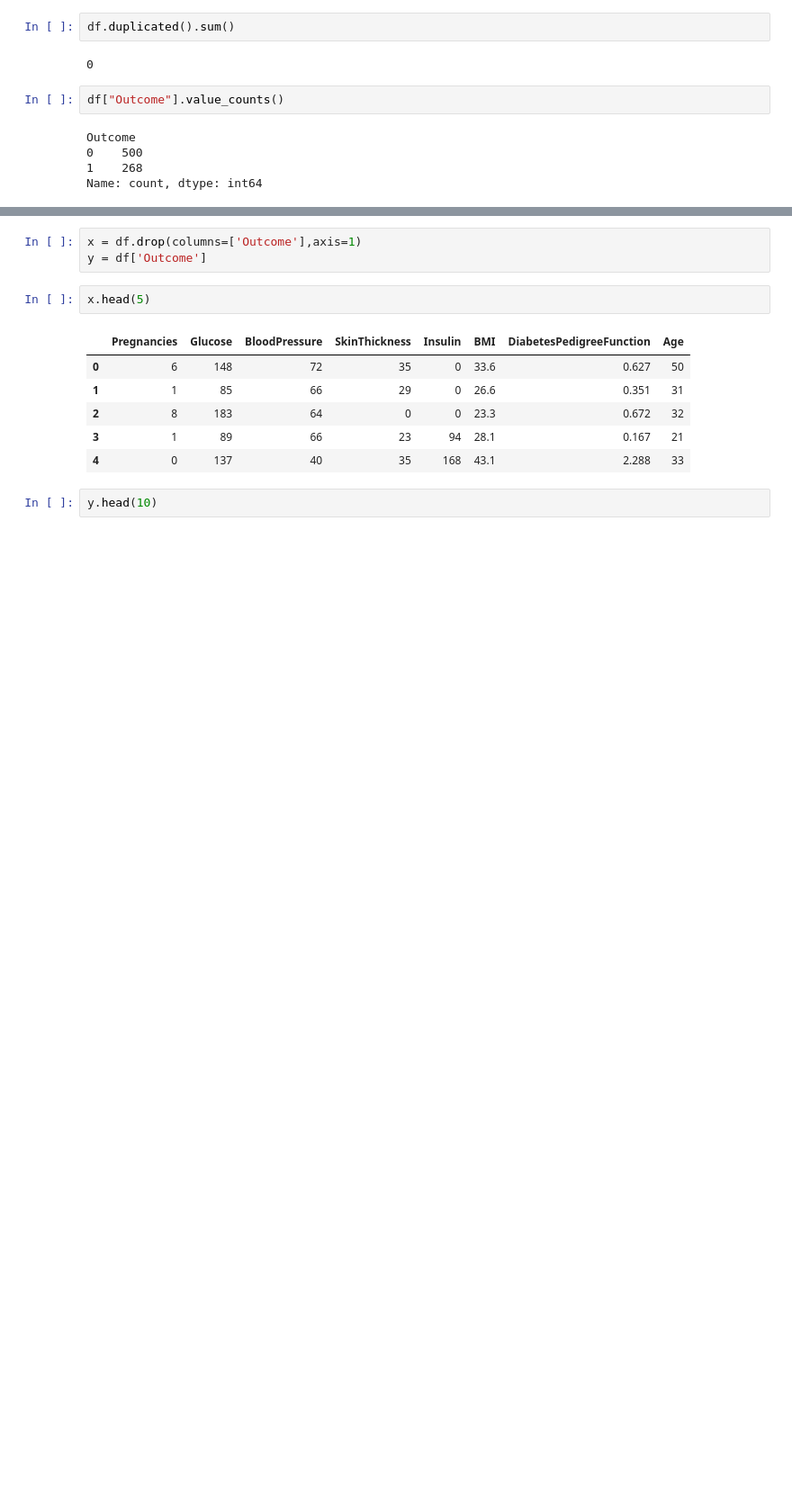
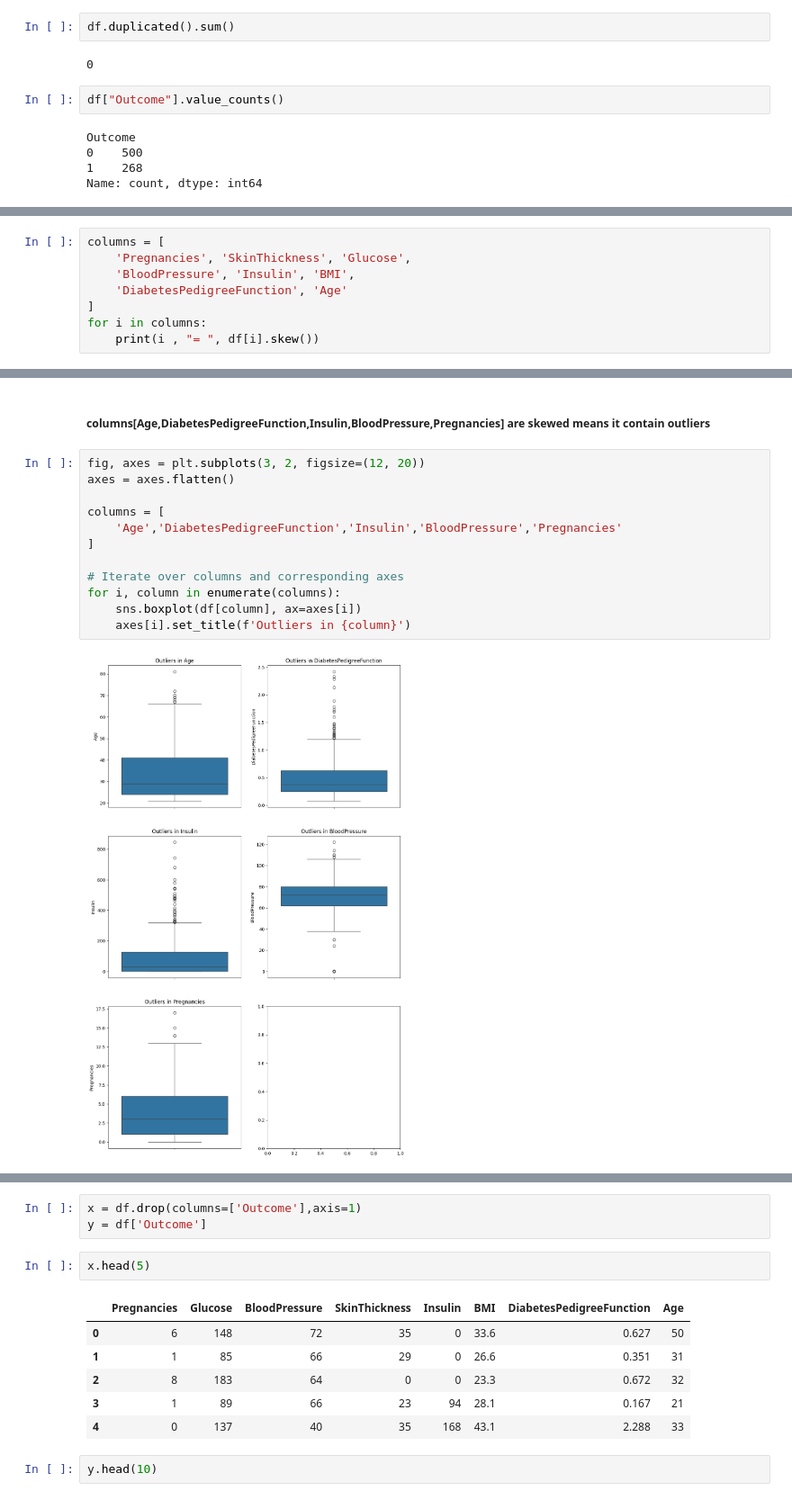
Before and after one commit to Bhalchandra-patil03/prediction_of_disease_outbreak, a Jupyter notebook: Training_models/diabetes.ipynb, the cells around one changed output, grey strips where cells are left out. Shown: that part at 90% size. Cells and saved outputs as stored; diff of their text form; blank space fills up the shorter version.

```diff
--- a/Training_models/diabetes.ipynb
+++ b/Training_models/diabetes.ipynb
@@ -88,0 +87,8 @@ df.groupby("Outcome").mean()
+# %%
+columns = [
+    'Pregnancies', 'SkinThickness', 'Glucose',
+    'BloodPressure', 'Insulin', 'BMI',
+    'DiabetesPedigreeFunction', 'Age'
+]
+for i in columns:
+    print(i , "= ", df[i].skew())
@@ -88,0 +104,16 @@ df.groupby("Outcome").mean()
+# %% [markdown]
+##### columns[Age,DiabetesPedigreeFunction,Insulin,BloodPressure,Pregnancies] are skewed means it contain outliers
+# %%
+fig, axes = plt.subplots(3, 2, figsize=(12, 20))
+axes = axes.flatten()
+
+columns = [
+    'Age','DiabetesPedigreeFunction','Insulin','BloodPressure','Pregnancies'
+]
+
+# Iterate over columns and corresponding axes
+for i, column in enumerate(columns):
+    sns.boxplot(df[column], ax=axes[i])
+    axes[i].set_title(f'Outliers in {column}')
+# %% [output]
+[figure, added]
```
Also changed, not shown: parts of 15 cells of this notebook, 2 other files.
